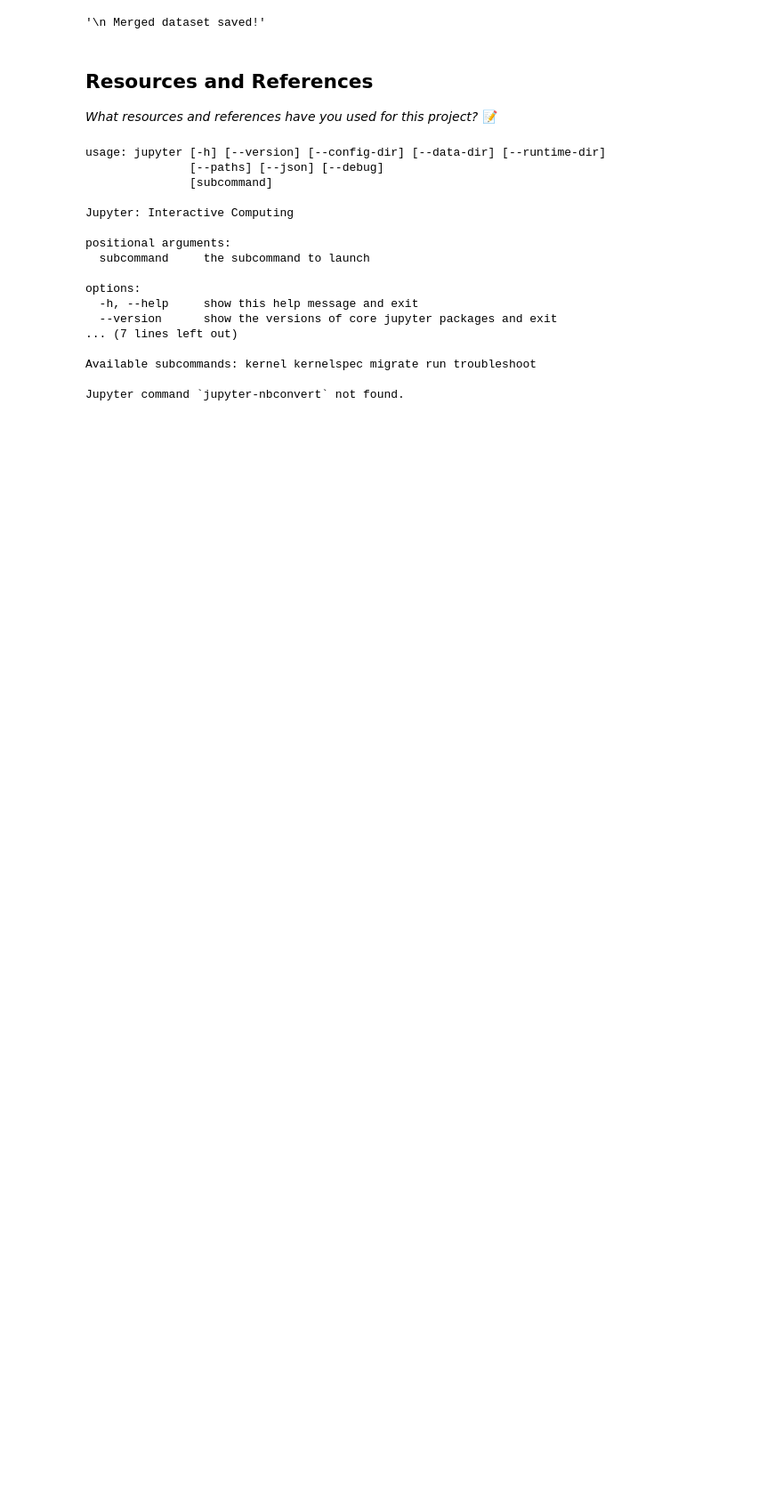
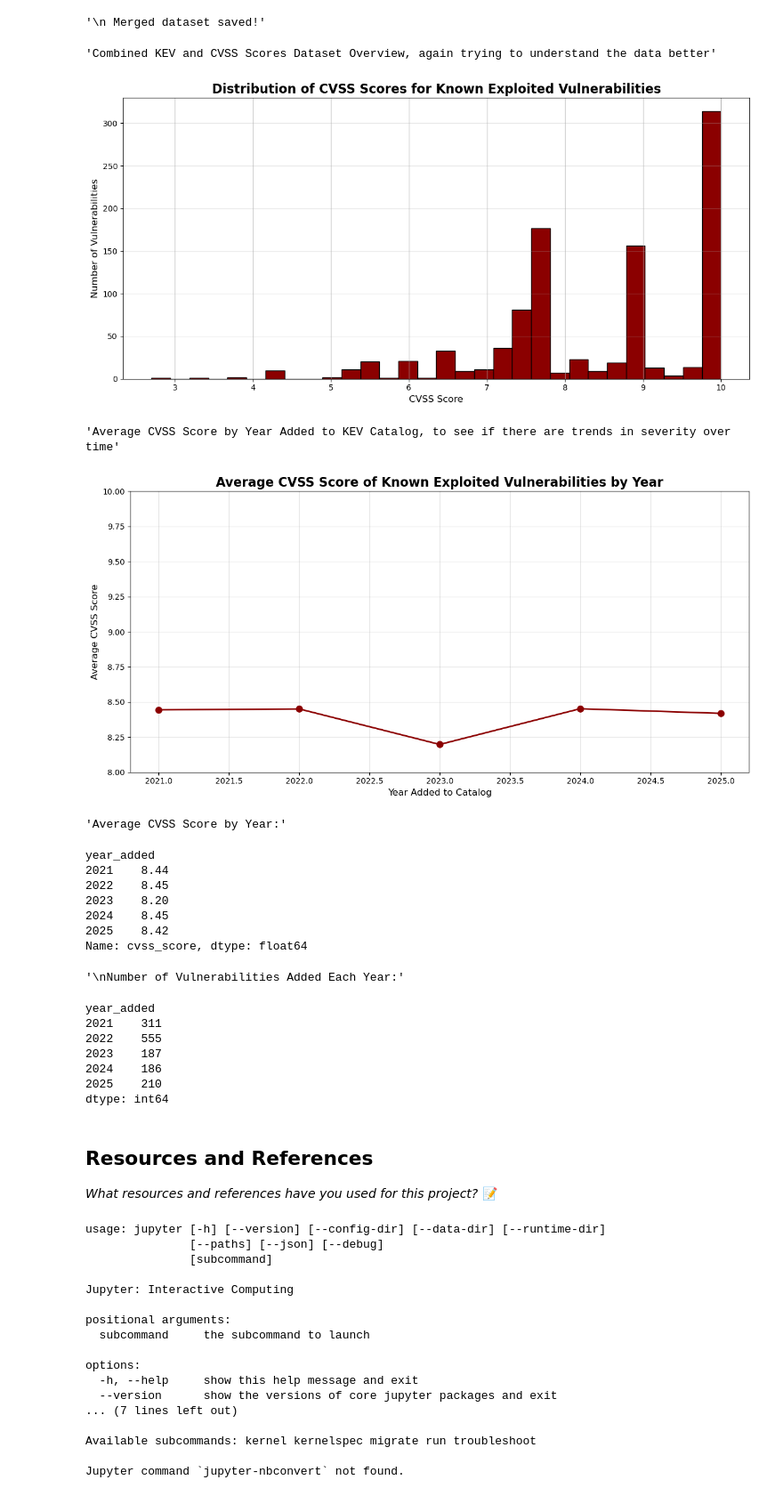
Before and after one commit to IT4063C001-Fall2025/final-project-sethpa, a Jupyter notebook: source.ipynb, the cells around one changed output. Shown: that part at 89% size. Saved outputs shown, nothing was run; the diff lists cells and outputs as text; code cells hidden in the pictures; blank space fills up the shorter version.

Commit message:
Build charts in regards to CVE avg score

```diff
--- a/source.ipynb
+++ b/source.ipynb
@@ -386,6 +399,70 @@ display('\n Merged dataset saved!')
 | 8 | CVE-2025-54253 | Adobe | Experience Manager (AEM) Forms | NaN | NaN | NaN | NaN |
 | 9 | CVE-2025-47827 | IGEL | IGEL OS | NaN | NaN | NaN | NaN |
 '\n Merged dataset saved!'
+# %%
+# Intial analysis on new dataset
+merged_data = pd.read_csv('./data/kev_with_cvss_scores.csv')
+
+display('Combined KEV and CVSS Scores Dataset Overview, again trying to understand the data better')
+# Distribution of CVSS scores
+fig, ax = plt.subplots(figsize=(12, 6))
+kev_with_scores['cvss_score'].dropna().hist(bins=30, ax=ax, color='darkred', edgecolor='black')
+plt.title('Distribution of CVSS Scores for Known Exploited Vulnerabilities', fontsize=16, fontweight='bold')
+plt.xlabel('CVSS Score', fontsize=12)
+plt.ylabel('Number of Vulnerabilities', fontsize=12)
+plt.grid(axis='y', alpha=0.3)
+plt.tight_layout()
+plt.show()
+
+
+
+kev_with_scores['dateAdded'] = pd.to_datetime(kev_with_scores['dateAdded'])
+
+# Extract year
+kev_with_scores['year_added'] = kev_with_scores['dateAdded'].dt.year
+
+avg_cvss_by_year = kev_with_scores.groupby('year_added')['cvss_score'].mean()
+
+display('Average CVSS Score by Year Added to KEV Catalog, to see if there are trends in severity over time')
+# Create line chart for yearly average score
+fig, ax = plt.subplots(figsize=(12, 6))
+ax.plot(avg_cvss_by_year.index, avg_cvss_by_year.values, marker='o', linewidth=2, color='darkred', markersize=8)
+plt.title('Average CVSS Score of Known Exploited Vulnerabilities by Year', fontsize=16, fontweight='bold')
+plt.xlabel('Year Added to Catalog', fontsize=12)
+plt.ylabel('Average CVSS Score', fontsize=12)
+plt.ylim(8, 10)
+plt.grid(True, alpha=0.3)
+plt.tight_layout()
+plt.show()
+
+# Display the data
+display('Average CVSS Score by Year:')
+display(avg_cvss_by_year.round(2))
+
+# Additional stats by year
+display('\nNumber of Vulnerabilities Added Each Year:')
+display(kev_with_scores.groupby('year_added').size())
+# %% [output]
+'Combined KEV and CVSS Scores Dataset Overview, again trying to understand the data better'
+[figure, added]
+'Average CVSS Score by Year Added to KEV Catalog, to see if there are trends in severity over time'
+[figure, added]
+'Average CVSS Score by Year:'
+year_added
+2021    8.44
+2022    8.45
+2023    8.20
+2024    8.45
+2025    8.42
+Name: cvss_score, dtype: float64
+'\nNumber of Vulnerabilities Added Each Year:'
+year_added
+2021    311
+2022    555
+2023    187
+2024    186
+2025    210
+dtype: int64
 # %% [markdown]
 ## Resources and References
 *What resources and references have you used for this project?*
```
Also changed, not shown: parts of 3 cells of this notebook.
